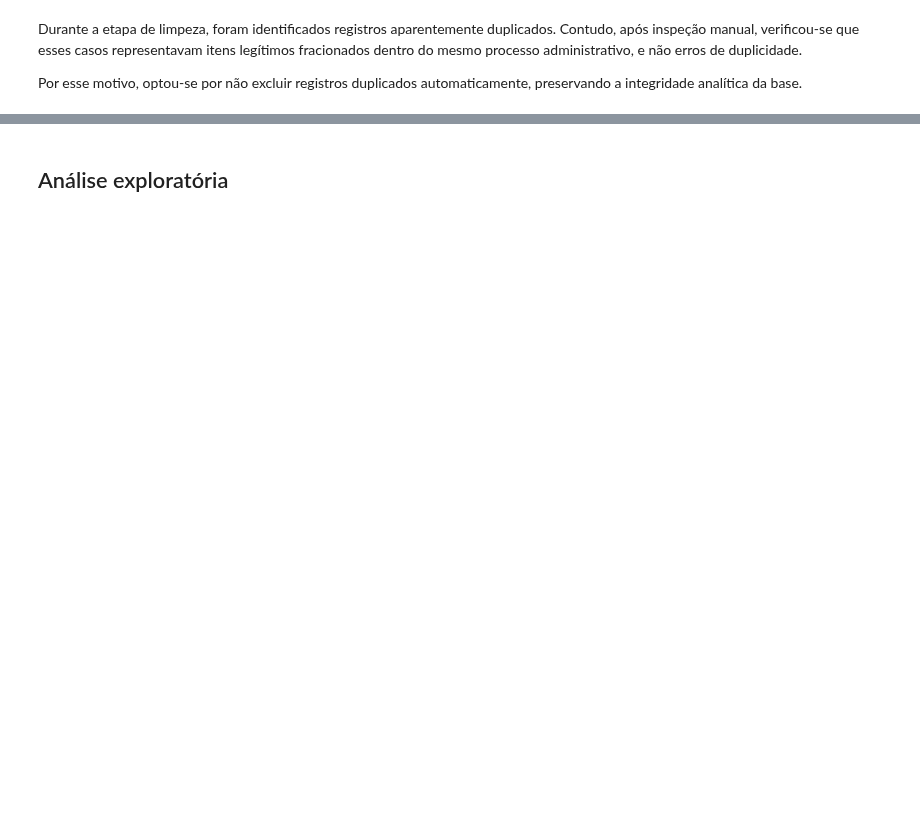
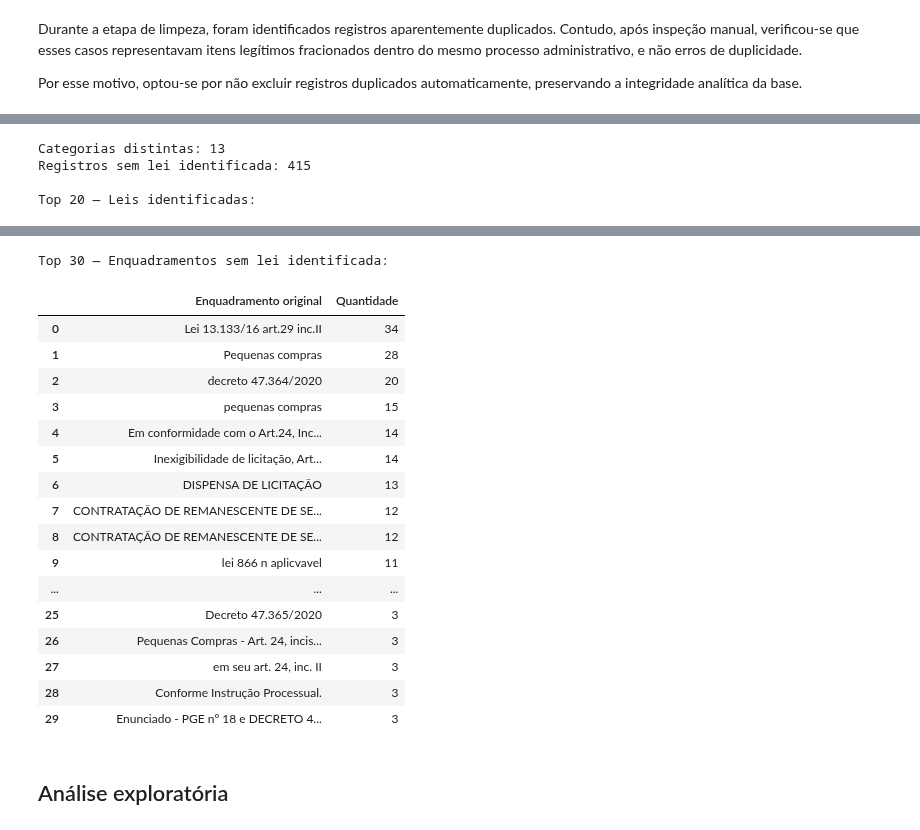
Before and after one commit to marcelonicolays/tcc_compras_diretas, a Jupyter notebook: ETL_TCC_compras_diretas.ipynb, the cells around one changed output, grey strips where cells are left out. Saved outputs shown, nothing was run; the diff lists cells and outputs as text; code cells hidden in the pictures; blank space fills up the shorter version.

```diff
--- a/ETL_TCC_compras_diretas.ipynb
+++ b/ETL_TCC_compras_diretas.ipynb
@@ -363,0 +544,62 @@ Por esse motivo, optou-se por não excluir registros duplicados automaticamente,
+# %%
+def extrair_leis(texto):
+    if pd.isna(texto) or not str(texto).strip():
+        return None
+
+    texto = str(texto).upper()
+    encontradas = []
+
+    # Padrões de leis conhecidas: número com ou sem pontuação/ano
+    padroes = [
+        (r'(?<!\d)14[\.\s]?133(?:\s*/\s*(?:2021|21))?(?!\d)', '14.133/2021'),
+        (r'(?<!\d)13[\.\s]?303(?:\s*/\s*(?:2016|16))?(?!\d)', '13.303/2016'),
+        (r'(?<!\d)8[\.,\s]?666(?:\s*/\s*(?:1993|93))?(?!\d)', '8.666/1993'),
+        (r'(?<!\d)8666(?:\s*/\s*(?:1993|93))?(?!\d)', '8.666/1993'),
+        (r'(?<!\d)10[\.\s]?520(?:\s*/\s*(?:2002|02))?(?!\d)', '10.520/2002'),
+        (r'(?<!\d)9[\.\s]?970\s*/\s*2023(?!\d)', '9.970/2023'),
+        (r'(?<!\d)10[\.\s]?277\s*(?:/\s*2024)?(?!\d)', '10.277/2024'),
+        (r'(?<!\d)287\s*/\s*79(?!\d)', '287/1979'),
+        (r'(?<!\d)5164\s*/\s*07(?!\d)', '5.164/2007'),
+        (r'(?<!\d)6304\s*/\s*2012(?!\d)', '6.304/2012')
+    ]
+
+    for padrao, lei in padroes:
+        if re.search(padrao, texto) and lei not in encontradas:
+            encontradas.append(lei)
+
+    if encontradas:
+        return ' | '.join(encontradas)
+
+    return None
+
+
+# Gera a coluna final diretamente do texto original
+df_limpo['LeiExtraida'] = df_limpo['EnquadramentoLegal'].apply(extrair_leis)
+
+# Resumo da extração
+print("Categorias distintas:", df_limpo['LeiExtraida'].nunique(dropna=True))
+print("Registros sem lei identificada:", df_limpo['LeiExtraida'].isna().sum())
+
+print("\nTop 20 — Leis identificadas:")
+display(
+    df_limpo['LeiExtraida']
+    .value_counts()
+    .head(20)
+    .rename_axis('Lei')
+    .reset_index(name='Quantidade')
+)
+
+print("\nTop 30 — Enquadramentos sem lei identificada:")
+display(
+    df_limpo.loc[df_limpo['LeiExtraida'].isna(), 'EnquadramentoLegal']
+    .fillna('(Enquadramento vazio)')
+    .value_counts()
+    .head(30)
+    .rename_axis('Enquadramento original')
+    .reset_index(name='Quantidade')
+)
+# %% [output]
+Categorias distintas: 13
+Registros sem lei identificada: 415
+
+Top 20 — Leis identificadas:
@@ -364,3 +620,21 @@ Por esse motivo, optou-se por não excluir registros duplicados automaticamente,
+Top 30 — Enquadramentos sem lei identificada:
+|  | Enquadramento original | Quantidade |
+| 0 | Lei 13.133/16 art.29 inc.II | 34 |
+| 1 | Pequenas compras | 28 |
+| 2 | decreto 47.364/2020 | 20 |
+| 3 | pequenas compras | 15 |
+| 4 | Em conformidade com o Art.24, Inc... | 14 |
+| 5 | Inexigibilidade de licitação, Art... | 14 |
+| 6 | DISPENSA DE LICITAÇÃO | 13 |
+| 7 | CONTRATAÇÃO DE REMANESCENTE DE SE... | 12 |
+| 8 | CONTRATAÇÃO DE REMANESCENTE DE SE... | 12 |
+| 9 | lei 866 n aplicvavel | 11 |
+| ... | ... | ... |
+| 25 | Decreto 47.365/2020 | 3 |
+| 26 | Pequenas Compras - Art. 24, incis... | 3 |
+| 27 | em seu art. 24, inc. II | 3 |
+| 28 | Conforme Instrução Processual. | 3 |
+| 29 | Enunciado - PGE nº 18 e DECRETO 4... | 3 |
 # %% [markdown]
 ## Análise exploratória
 # %%
```
Also changed, not shown: parts of 12 cells of this notebook.
